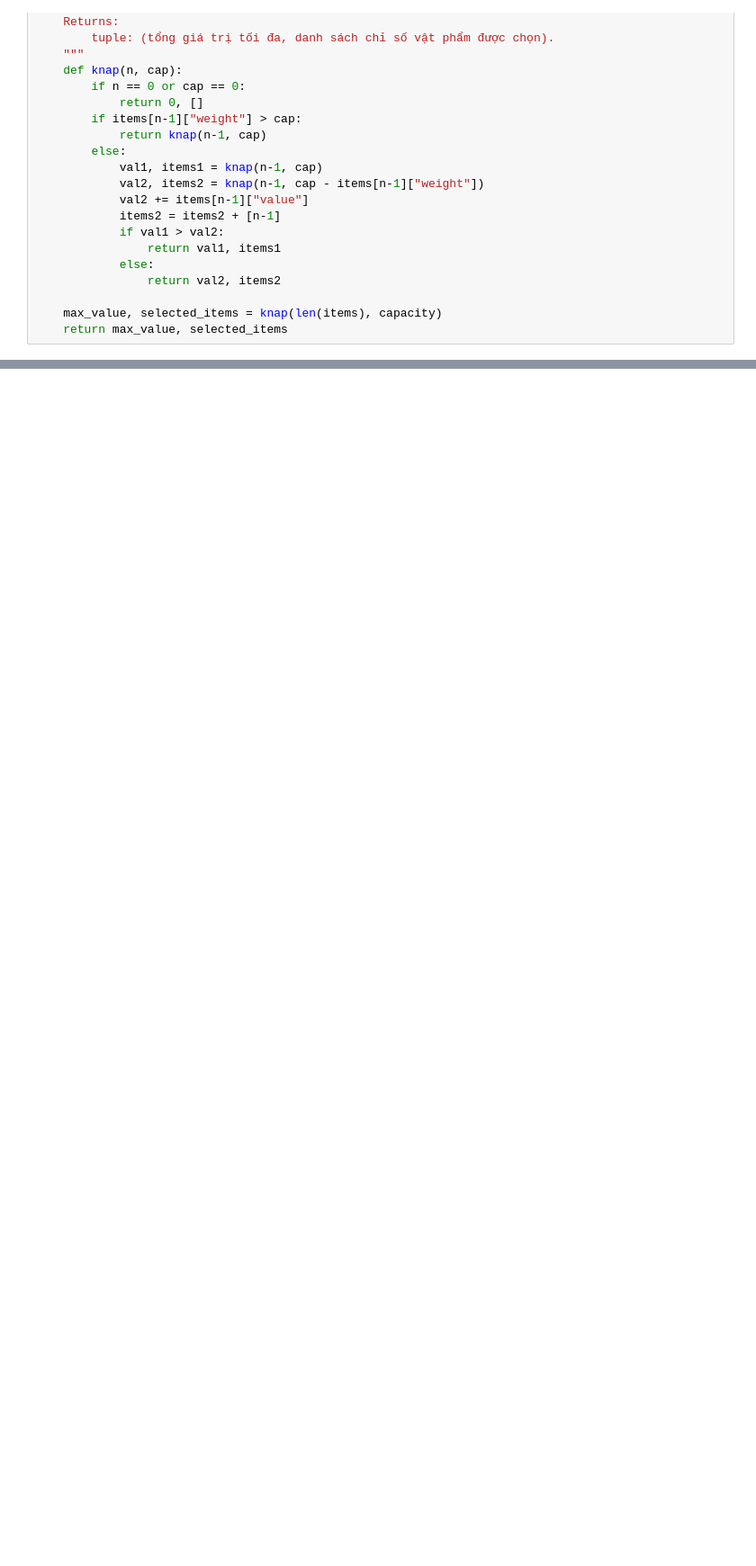
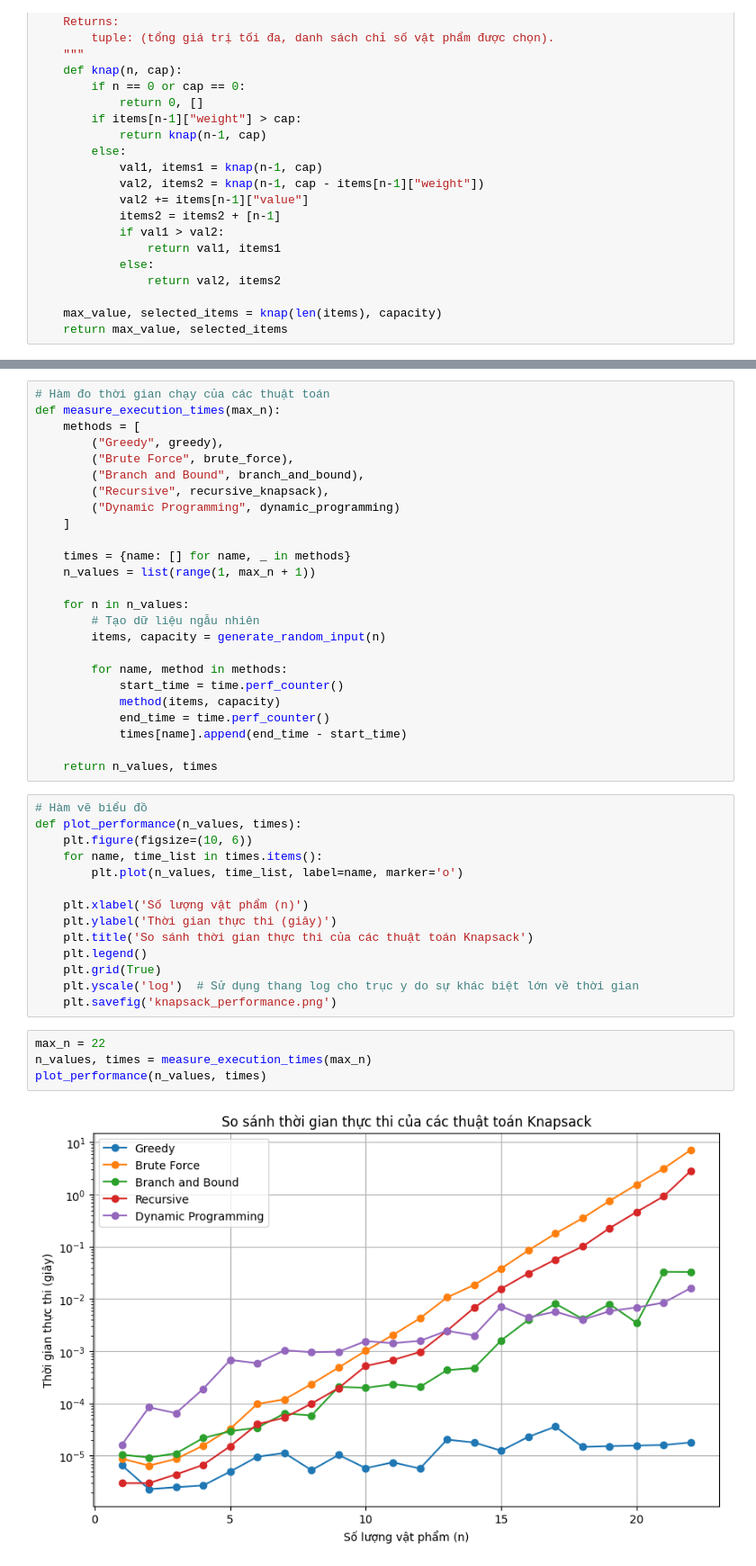
Before and after one commit to ngtanh1112/Knapsack-Visualizer, a Jupyter notebook: main.ipynb, the cells around one changed output, grey strips where cells are left out. Shown at 90% size. Cells and saved outputs as stored; diff of their text form; blank space fills up the shorter version.

```diff
--- a/main.ipynb
+++ b/main.ipynb
@@ -279,0 +271,45 @@ Chi tiết: ['Vật phẩm 2: trọng_lượng=20, giá_trị=100', 'Vật phẩ
+# %%
+# Hàm đo thời gian chạy của các thuật toán
+def measure_execution_times(max_n):
+    methods = [
+        ("Greedy", greedy),
+        ("Brute Force", brute_force),
+        ("Branch and Bound", branch_and_bound),
+        ("Recursive", recursive_knapsack),
+        ("Dynamic Programming", dynamic_programming)
+    ]
+
+    times = {name: [] for name, _ in methods}
+    n_values = list(range(1, max_n + 1))
+
+    for n in n_values:
+        # Tạo dữ liệu ngẫu nhiên
+        items, capacity = generate_random_input(n)
+
+        for name, method in methods:
+            start_time = time.perf_counter()
+            method(items, capacity)
+            end_time = time.perf_counter()
+            times[name].append(end_time - start_time)
+
+    return n_values, times
+# %%
+# Hàm vẽ biểu đồ
+def plot_performance(n_values, times):
+    plt.figure(figsize=(10, 6))
+    for name, time_list in times.items():
+        plt.plot(n_values, time_list, label=name, marker='o')
+
+    plt.xlabel('Số lượng vật phẩm (n)')
+    plt.ylabel('Thời gian thực thi (giây)')
+    plt.title('So sánh thời gian thực thi của các thuật toán Knapsack')
+    plt.legend()
+    plt.grid(True)
+    plt.yscale('log')  # Sử dụng thang log cho trục y do sự khác biệt lớn về thời gian
+    plt.savefig('knapsack_performance.png')
+# %%
+max_n = 22
+n_values, times = measure_execution_times(max_n)
+plot_performance(n_values, times)
+# %% [output]
+[figure, added]
```
Also changed, not shown: parts of 4 cells of this notebook, 1 other file.
